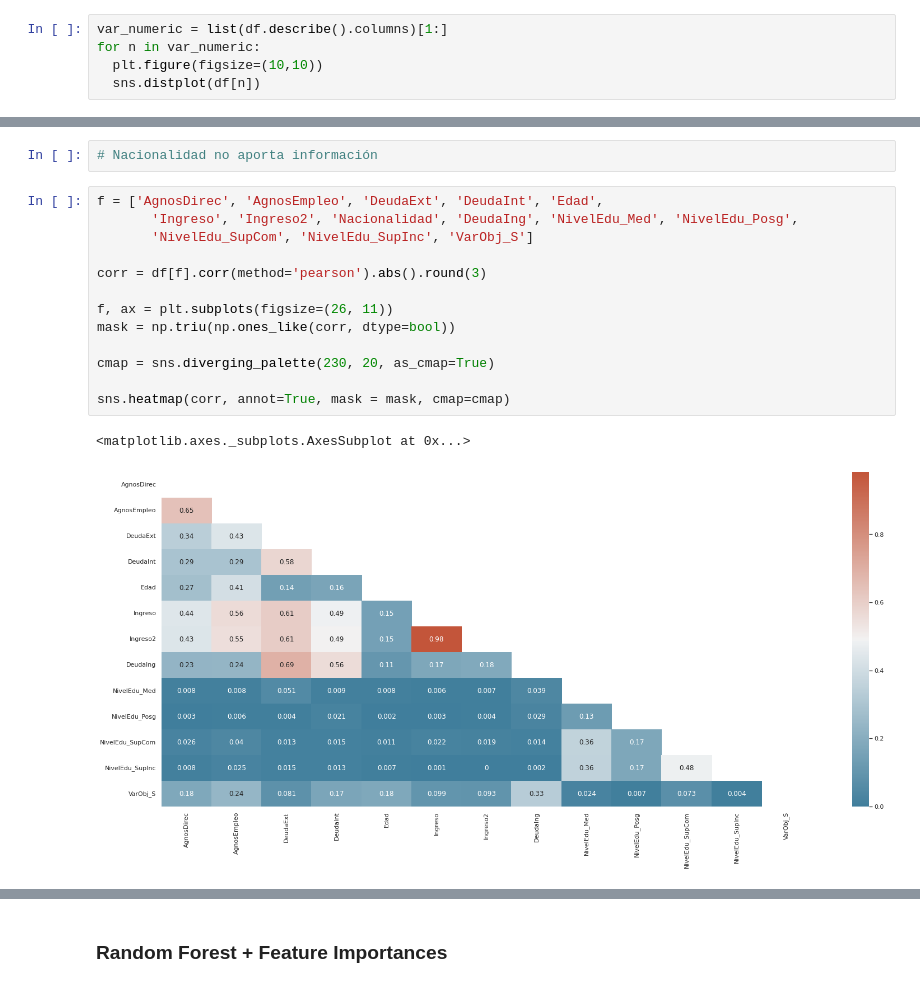
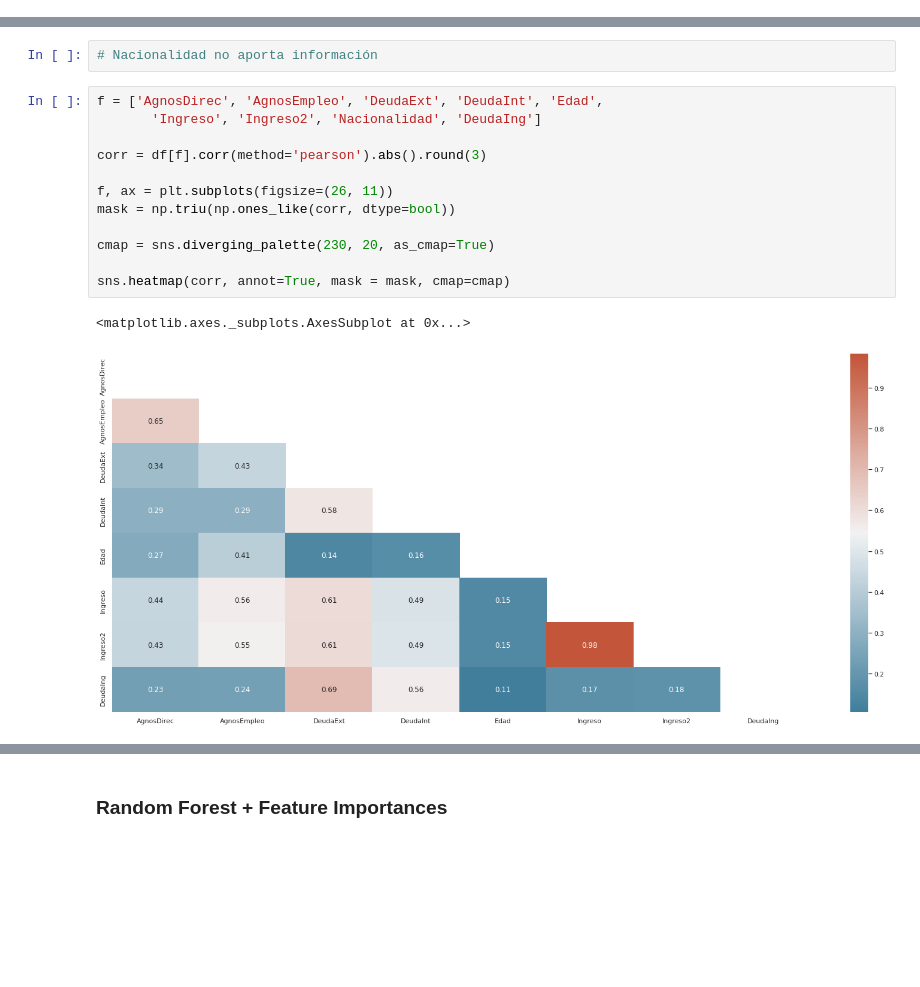
Before and after one commit to cristobalperezp/Intro_Deep_Learning, a Jupyter notebook: Tarea_1.ipynb, the cells around one changed output, grey strips where cells are left out. Saved outputs shown, nothing was run; the diff lists cells and outputs as text; blank space fills up the shorter version.

```diff
--- a/Tarea_1.ipynb
+++ b/Tarea_1.ipynb
@@ -162,8 +158,3 @@ Nacionalidad       1
 NivelEdu           5
 VarObj             2
 dtype: int64
-# %%
-var_numeric = list(df.describe().columns)[1:]
-for n in var_numeric:
-  plt.figure(figsize=(10,10))
-  sns.distplot(df[n])
@@ -339,20 +335,19 @@ Index(['ID', 'AgnosDirec', 'AgnosEmpleo', 'DeudaExt', 'DeudaInt', 'Edad',
 # Nacionalidad no aporta información
 # %%
 f = ['AgnosDirec', 'AgnosEmpleo', 'DeudaExt', 'DeudaInt', 'Edad',
-       'Ingreso', 'Ingreso2', 'Nacionalidad', 'DeudaIng', 'NivelEdu_Med', 'NivelEdu_Posg',
-       'NivelEdu_SupCom', 'NivelEdu_SupInc', 'VarObj_S']
+       'Ingreso', 'Ingreso2', 'Nacionalidad', 'DeudaIng']
 
 corr = df[f].corr(method='pearson').abs().round(3)
 
 f, ax = plt.subplots(figsize=(26, 11))
 mask = np.triu(np.ones_like(corr, dtype=bool))
 
 cmap = sns.diverging_palette(230, 20, as_cmap=True)
 
 sns.heatmap(corr, annot=True, mask = mask, cmap=cmap)
 # %% [output]
 <matplotlib.axes._subplots.AxesSubplot at 0x...>
-[figure, old version]
+[figure, new version]
 # %%
 f = ['ln_AgnosDirec',
        'ln_AgnosEmpleo', 'ln_DeudaExt', 'ln_DeudaInt', 'ln_Edad', 'ln_Ingreso',
```
Also changed, not shown: parts of 19 cells of this notebook.
